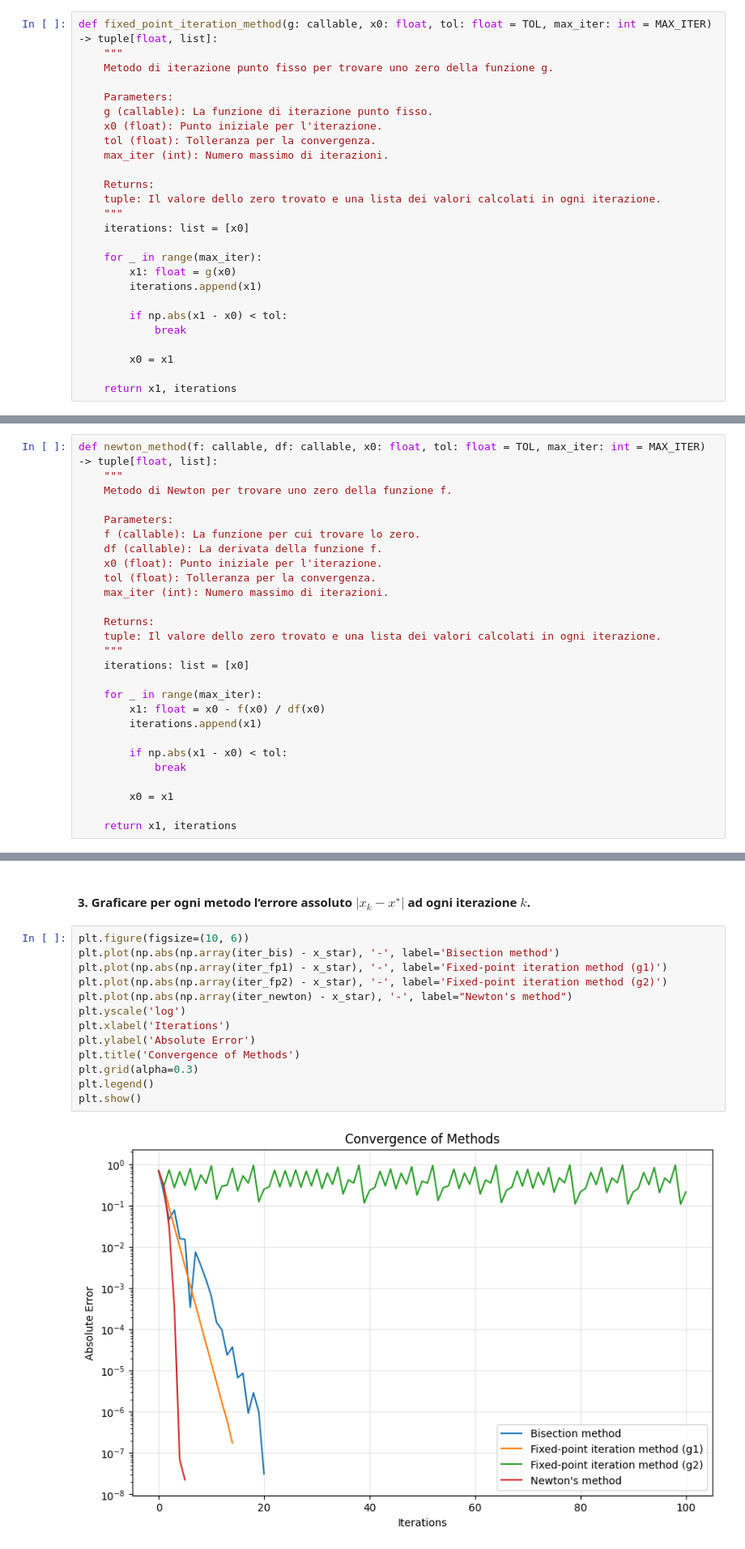
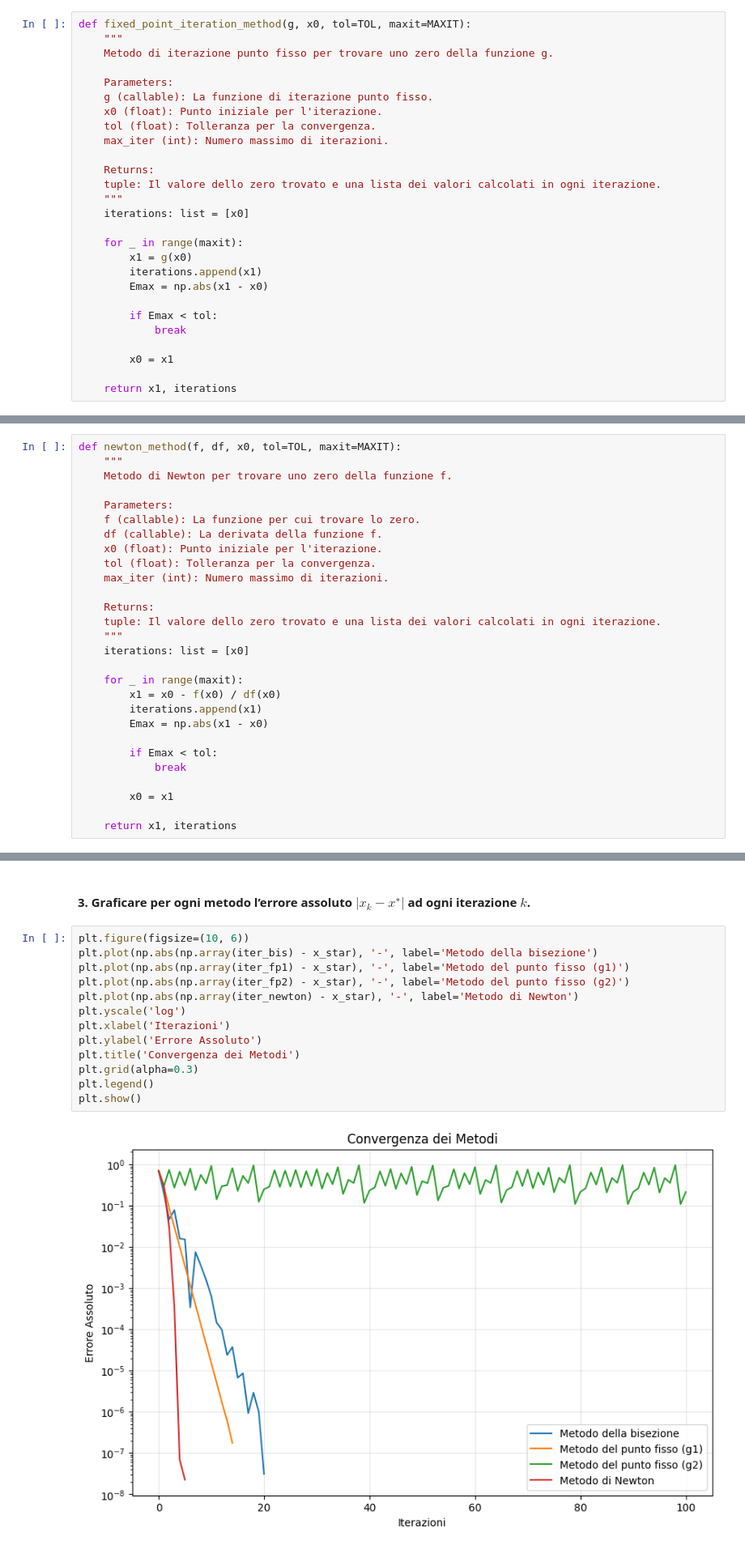
Before and after one commit to Kmoon-7/CalcoloNumerico-HW, a Jupyter notebook: homework1.ipynb, the cells around one changed output, grey strips where cells are left out. Shown at 81% size. Saved outputs shown, nothing was run; the diff lists cells and outputs as text.

```diff
--- a/homework1.ipynb
+++ b/homework1.ipynb
@@ -76,7 +86,7 @@ def bisection_method(f: callable, a: float, b: float, tol: float = TOL, max_iter
 # %% [markdown]
 #### 2. Metodo delle iterazioni di punto fisso
 # %%
-def fixed_point_iteration_method(g: callable, x0: float, tol: float = TOL, max_iter: int = MAX_ITER) -> tuple[float, list]:
+def fixed_point_iteration_method(g, x0, tol=TOL, maxit=MAXIT):
     """
     Metodo di iterazione punto fisso per trovare uno zero della funzione g.
 
@@ -91,11 +101,12 @@ def fixed_point_iteration_method(g: callable, x0: float, tol: float = TOL, max_i
     """
     iterations: list = [x0]
 
-    for _ in range(max_iter):
-        x1: float = g(x0)
+    for _ in range(maxit):
+        x1 = g(x0)
         iterations.append(x1)
+        Emax = np.abs(x1 - x0)
 
-        if np.abs(x1 - x0) < tol:
+        if Emax < tol:
             break
 
         x0 = x1
@@ -104,7 +115,7 @@ def fixed_point_iteration_method(g: callable, x0: float, tol: float = TOL, max_i
 # %% [markdown]
 #### 3. Metodo di Newton
 # %%
-def newton_method(f: callable, df: callable, x0: float, tol: float = TOL, max_iter: int = MAX_ITER) -> tuple[float, list]:
+def newton_method(f, df, x0, tol=TOL, maxit=MAXIT):
     """
     Metodo di Newton per trovare uno zero della funzione f.
 
@@ -120,11 +131,12 @@ def newton_method(f: callable, df: callable, x0: float, tol: float = TOL, max_it
     """
     iterations: list = [x0]
 
-    for _ in range(max_iter):
-        x1: float = x0 - f(x0) / df(x0)
+    for _ in range(maxit):
+        x1 = x0 - f(x0) / df(x0)
         iterations.append(x1)
+        Emax = np.abs(x1 - x0)
 
-        if np.abs(x1 - x0) < tol:
+        if Emax < tol:
             break
 
         x0 = x1
@@ -210,19 +228,19 @@ Per quanto riguarda il punto fisso invece, possiamo concludere che $ g2 $ non è
 #### 3. Graficare per ogni metodo l’errore assoluto $ |x_k−x^∗| $ ad ogni iterazione $ k $.
 # %%
 plt.figure(figsize=(10, 6))
-plt.plot(np.abs(np.array(iter_bis) - x_star), '-', label='Bisection method')
-plt.plot(np.abs(np.array(iter_fp1) - x_star), '-', label='Fixed-point iteration method (g1)')
-plt.plot(np.abs(np.array(iter_fp2) - x_star), '-', label='Fixed-point iteration method (g2)')
-plt.plot(np.abs(np.array(iter_newton) - x_star), '-', label="Newton's method")
+plt.plot(np.abs(np.array(iter_bis) - x_star), '-', label='Metodo della bisezione')
+plt.plot(np.abs(np.array(iter_fp1) - x_star), '-', label='Metodo del punto fisso (g1)')
+plt.plot(np.abs(np.array(iter_fp2) - x_star), '-', label='Metodo del punto fisso (g2)')
+plt.plot(np.abs(np.array(iter_newton) - x_star), '-', label='Metodo di Newton')
 plt.yscale('log')
-plt.xlabel('Iterations')
-plt.ylabel('Absolute Error')
-plt.title('Convergence of Methods')
+plt.xlabel('Iterazioni')
+plt.ylabel('Errore Assoluto')
+plt.title('Convergenza dei Metodi')
 plt.grid(alpha=0.3)
 plt.legend()
 plt.show()
 # %% [output]
-[figure, old version]
+[figure, new version]
 # %% [markdown]
 Dal grafico possiamo notare la rapidità della convergenza del metodo di Newton e la convergenza lenta ma stabile del metodo della bisezione.
 Mentre per il metodo delle iterazioni di punto fisso abbiamo che $ g1 $ ha una convergenza buona ma altalenante e che $ g2 $ probabilmente non converge allo zero corretto.
```
Also changed, not shown: parts of 12 cells of this notebook.
